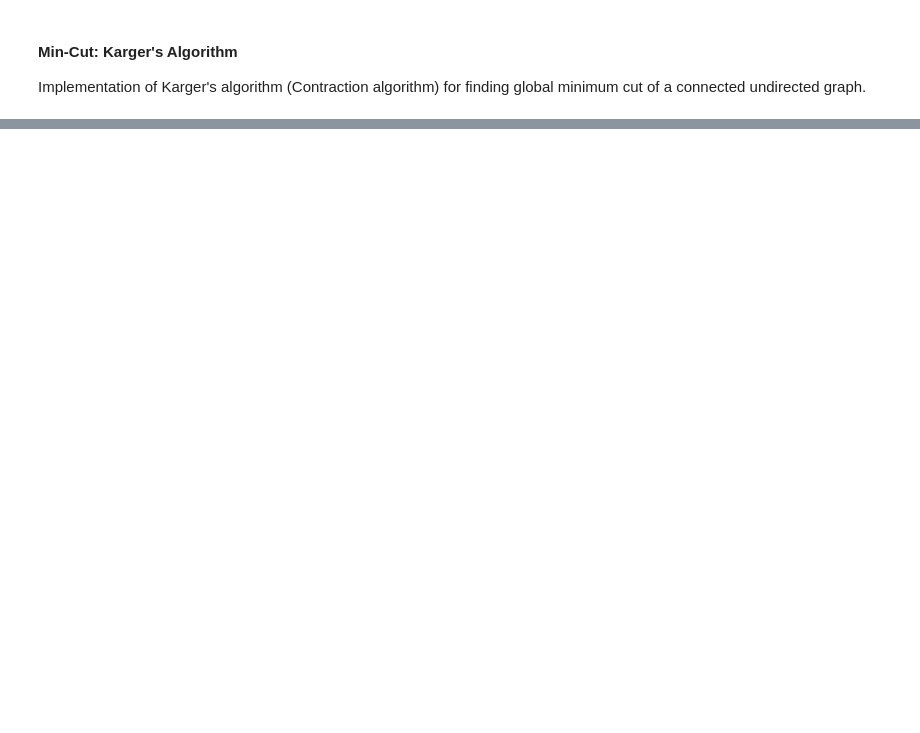
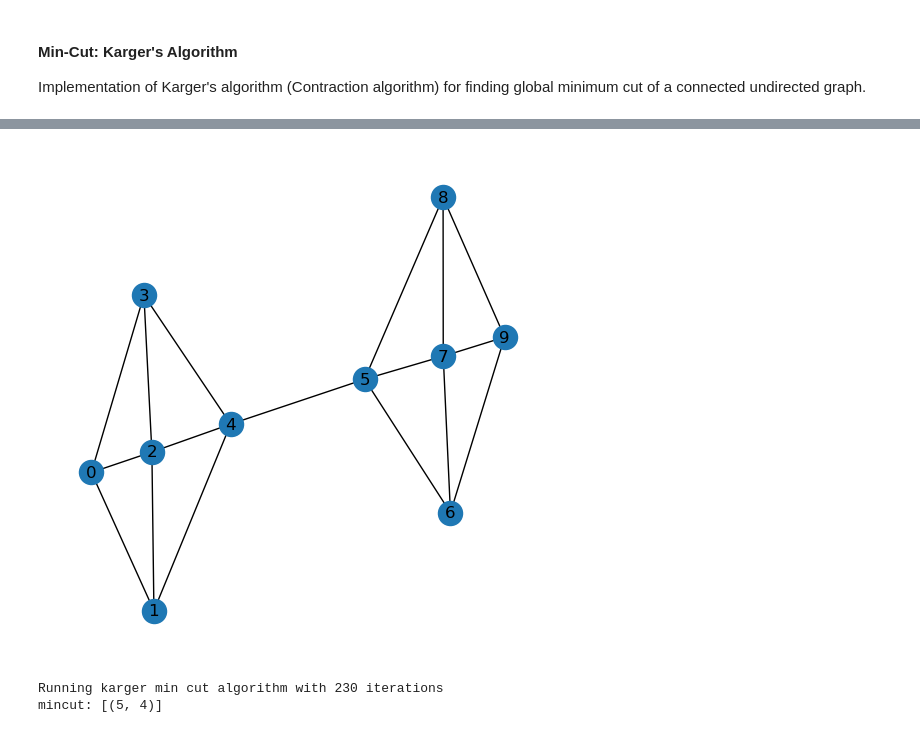
Before and after one commit to tsultan16/Classic_Algorithms, a Jupyter notebook: Minimum_Cut/karger.ipynb, the cells around one changed output, grey strips where cells are left out. Drawn from its saved outputs; the diff is of its cells as text; code cells hidden in the pictures; blank space fills up the shorter version.

Commit message:
tested karger min cut on a bigger graph

```diff
--- a/Minimum_Cut/karger.ipynb
+++ b/Minimum_Cut/karger.ipynb
@@ -108,0 +109,31 @@ mincut: [(1, 0), (1, 2)]
+# %%
+import networkx as nx
+import matplotlib.pyplot as plt
+
+def plot_graph(adjacency_list, fig_size=5):
+    adjacency_list = list(adjacency_list.values())
+    # Create a new graph
+    G = nx.Graph()
+
+    # Add edges to the graph
+    for node, neighbours in enumerate(adjacency_list):
+        for neighbour in neighbours:
+            G.add_edge(node, neighbour)
+
+    # Draw the graph
+    plt.figure(figsize=(fig_size, fig_size))
+    pos = nx.spring_layout(G)
+    nx.draw(G, pos, with_labels=True)
+    plt.show()
+# %%
+# larger example graph
+adjacency_list = {0:[1,2,3], 1:[0,2,4], 2:[0,1,3,4], 3:[0,2,4], 4:[1,2,3,5], 5:[4,6,7,8], 6:[5,7,9], 7:[5,6,8,9], 8:[5,7,9], 9:[6,7,8]}
+plot_graph(adjacency_list, fig_size=5)
+
+# compute mincut
+mincut = karger_min_cut(adjacency_list, verbose=False)
+print(f"mincut: {mincut}")
+# %% [output]
+[figure, added]
+Running karger min cut algorithm with 230 iterations
+mincut: [(5, 4)]
```
Also changed, not shown: parts of 2 cells of this notebook.
